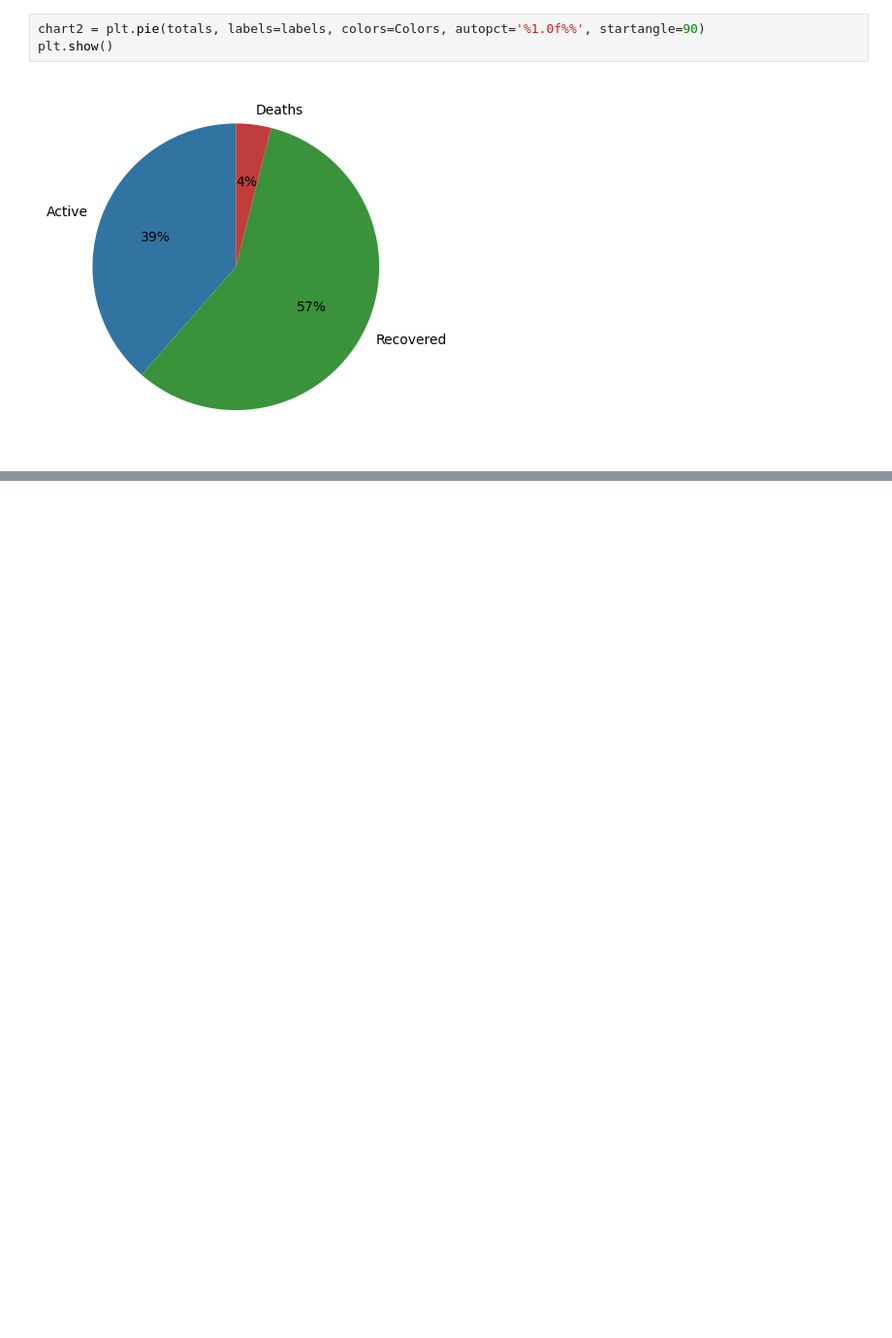
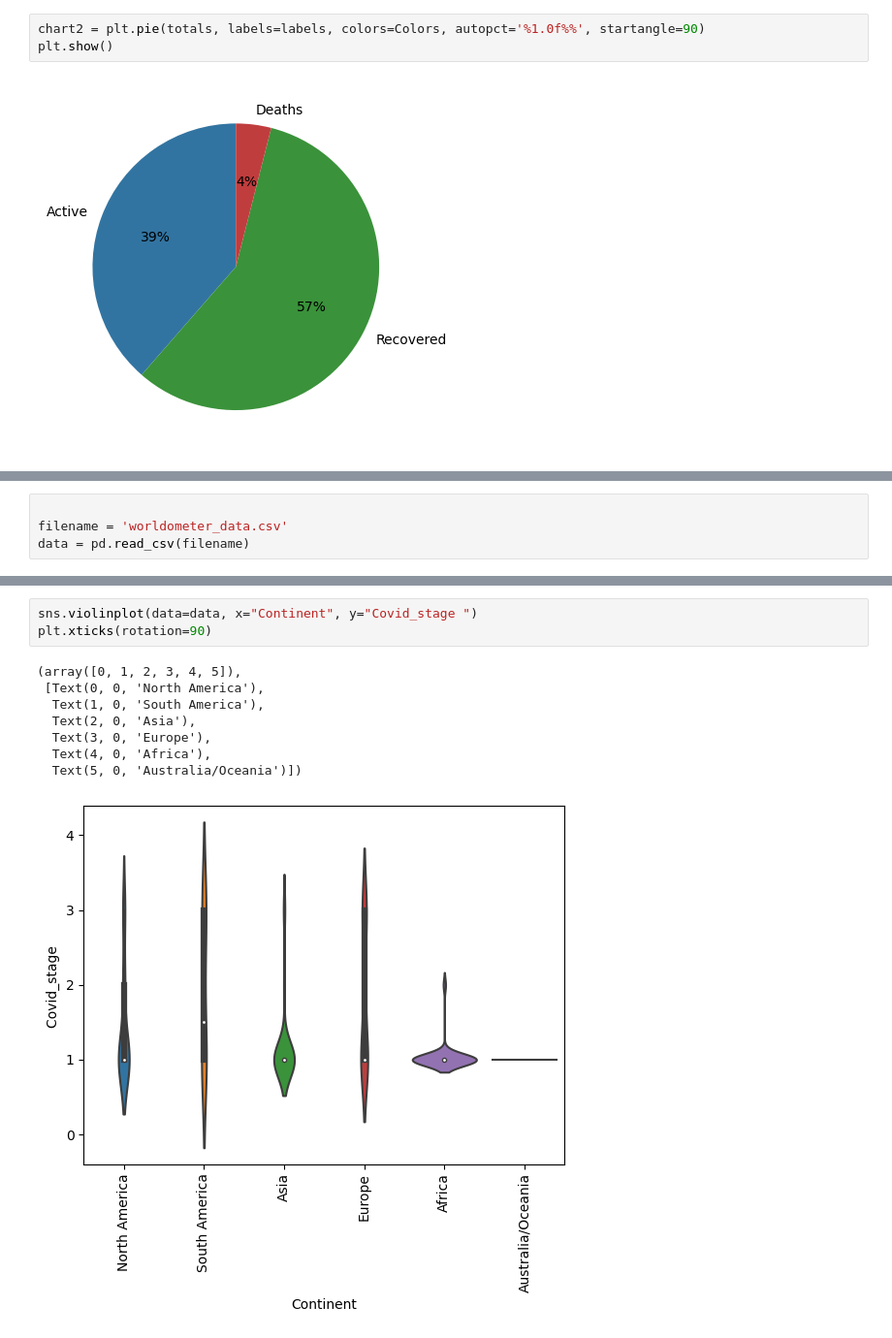
Before and after one commit to Kousthubh02/Python-miniproject, a Jupyter notebook: Graphs.ipynb, the cells around one changed output, grey strips where cells are left out. Shown: that part at 97% size. Saved outputs shown, nothing was run; the diff lists cells and outputs as text; blank space fills up the shorter version.

```diff
--- a/Graphs.ipynb
+++ b/Graphs.ipynb
@@ -33,0 +85,4 @@ plt.show()
+# %%
+
+filename = 'worldometer_data.csv'
+data = pd.read_csv(filename)
@@ -33,0 +105,12 @@ plt.show()
+# %%
+sns.violinplot(data=data, x="Continent", y="Covid_stage ")
+plt.xticks(rotation=90)
+# %% [output]
+(array([0, 1, 2, 3, 4, 5]),
+ [Text(0, 0, 'North America'),
+  Text(1, 0, 'South America'),
+  Text(2, 0, 'Asia'),
+  Text(3, 0, 'Europe'),
+  Text(4, 0, 'Africa'),
+  Text(5, 0, 'Australia/Oceania')])
+[figure, added]
```
Also changed, not shown: parts of 8 cells of this notebook, 6 other files.
